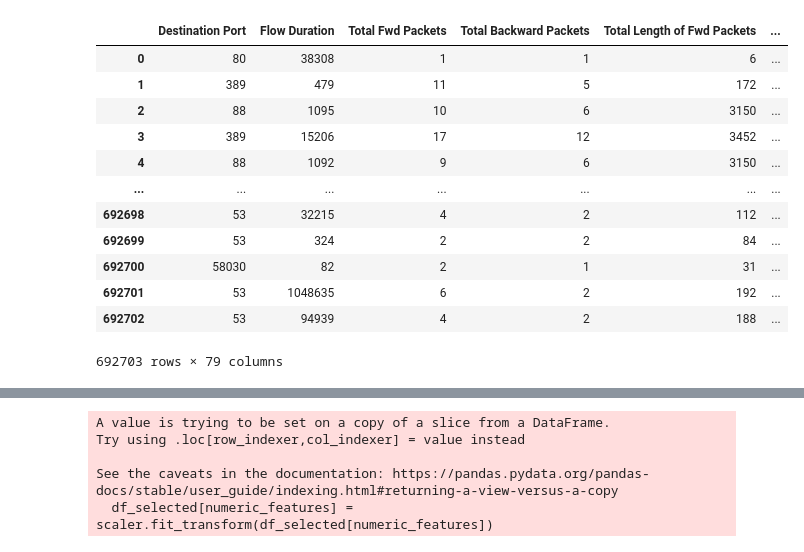
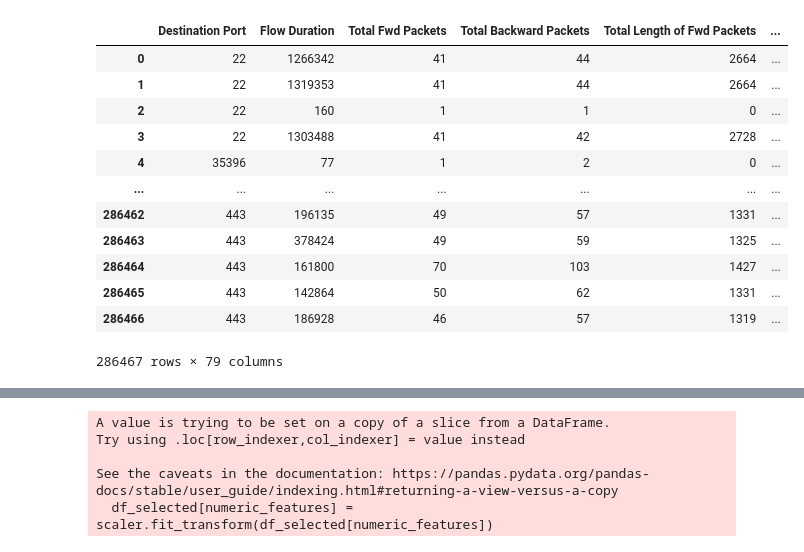
Before and after one commit to johmyzhang/BNN-NIDS, a Jupyter notebook: data_preparation.ipynb, the cells around one changed output, grey strips where cells are left out. Drawn from its saved outputs; the diff is of its cells as text; code cells hidden in the pictures.

```diff
--- a/data_preparation.ipynb
+++ b/data_preparation.ipynb
@@ -2,22 +2,22 @@
 import numpy as np
 import pandas as pd
 # %%
-df = pd.read_csv('data/Wednesday-workingHours.pcap_ISCX.csv')
+df = pd.read_csv('data/Friday-WorkingHours-Afternoon-PortScan.pcap_ISCX.csv')
 df
 # %% [output]
 |  | Destination Port | Flow Duration | Total Fwd Packets | Total Backward Packets | Total Length of Fwd Packets | ... |
-| 0 | 80 | 38308 | 1 | 1 | 6 | ... |
-| 1 | 389 | 479 | 11 | 5 | 172 | ... |
-| 2 | 88 | 1095 | 10 | 6 | 3150 | ... |
-| 3 | 389 | 15206 | 17 | 12 | 3452 | ... |
-| 4 | 88 | 1092 | 9 | 6 | 3150 | ... |
+| 0 | 22 | 1266342 | 41 | 44 | 2664 | ... |
+| 1 | 22 | 1319353 | 41 | 44 | 2664 | ... |
+| 2 | 22 | 160 | 1 | 1 | 0 | ... |
+| 3 | 22 | 1303488 | 41 | 42 | 2728 | ... |
+| 4 | 35396 | 77 | 1 | 2 | 0 | ... |
 | ... | ... | ... | ... | ... | ... | ... |
-| 692698 | 53 | 32215 | 4 | 2 | 112 | ... |
-| 692699 | 53 | 324 | 2 | 2 | 84 | ... |
-| 692700 | 58030 | 82 | 2 | 1 | 31 | ... |
-| 692701 | 53 | 1048635 | 6 | 2 | 192 | ... |
-| 692702 | 53 | 94939 | 4 | 2 | 188 | ... |
+| 286462 | 443 | 196135 | 49 | 57 | 1331 | ... |
+| 286463 | 443 | 378424 | 49 | 59 | 1325 | ... |
+| 286464 | 443 | 161800 | 70 | 103 | 1427 | ... |
+| 286465 | 443 | 142864 | 50 | 62 | 1331 | ... |
+| 286466 | 443 | 186928 | 46 | 57 | 1319 | ... |
-692703 rows × 79 columns
+286467 rows × 79 columns
 # %%
 selected_headers = [
     ' Flow Duration',
```
Also changed, not shown: parts of 7 cells of this notebook, 4 other files.
